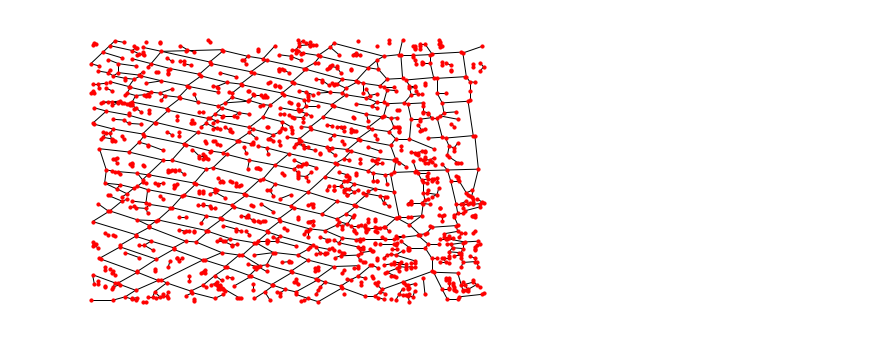
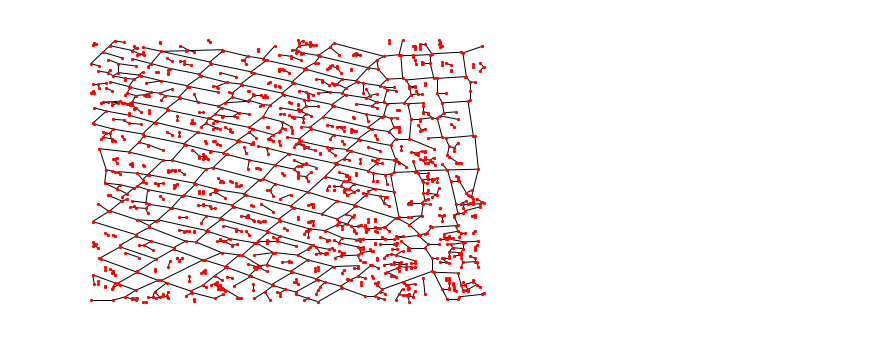
Before and after one commit to jondonas/DH-401, a Jupyter notebook: GraphParser.ipynb, the cells around one changed output. Saved outputs shown, nothing was run; the diff lists cells and outputs as text; code cells hidden in the pictures.

Commit message:
Remove nodes with no edges

```diff
--- a/GraphParser.ipynb
+++ b/GraphParser.ipynb
@@ -29,33 +29,33 @@ def createGraphFromFile(filePath):
 
             # Match the line to a regex to extract node data
             (parentNode, parentNodeCoords, numEdges) = matchLine(line)
 
             # Add the node to the graph
-            if parentNode not in nodesAdded:
+            if parentNode not in nodesAdded and int(numEdges) != 0:
                 nodesAdded.append(parentNode)
                 G.add_node(parentNode, pos=parentNodeCoords)
 
             # Add edges to the graph
             for i in range(int(numEdges)):
                 line = fp.readline()
                 (edgeNode, edgeNodeCoords, meta) = matchLine(line)
 
                 if edgeNode not in nodesAdded:
                     nodesAdded.append(edgeNode)
                     G.add_node(edgeNode, pos=edgeNodeCoords)
 
                 # Make sure that the same edge isn't being added twice
                 edge = parentNode + edgeNode
                 if edge not in edgesAdded:
                     edgesAdded.append(parentNode + edgeNode)
                     edgesAdded.append(edgeNode + parentNode)
                     G.add_edge(parentNode, edgeNode)
 
             line = fp.readline()
 
     return G
 
 G = createGraphFromFile("mapOutputs/TestMap.txt")
-nx.draw(G, nx.get_node_attributes(G, 'pos'), node_size=10)
+nx.draw(G, nx.get_node_attributes(G, 'pos'), node_size=5)
 # %% [output]
-[figure, old version]
+[figure, new version]
```
